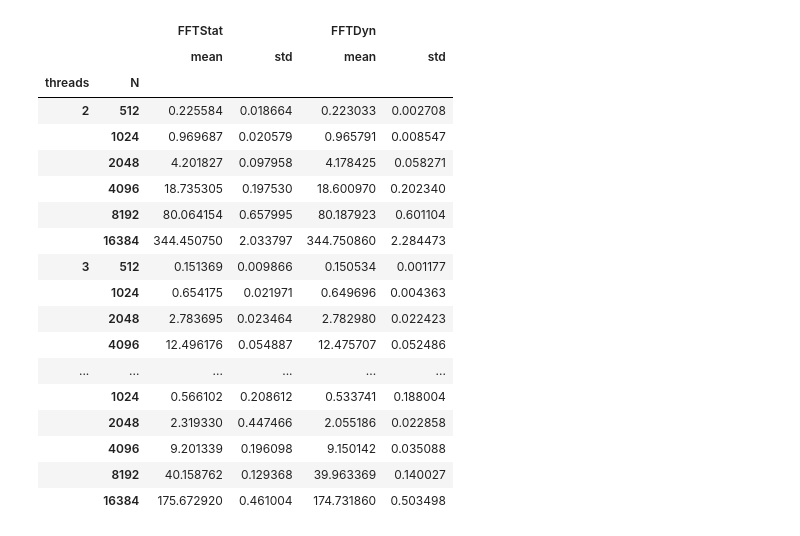
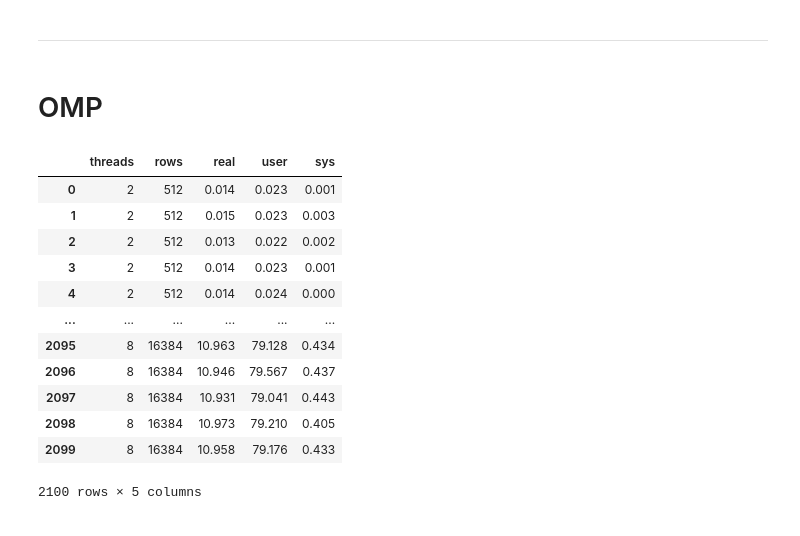
Before and after one commit to GioMai24/Speed-of-Light-FFT, a Jupyter notebook: visualization.ipynb, the cells around one changed output. Cells and saved outputs as stored; diff of their text form; code cells hidden in the pictures.

```diff
--- a/visualization.ipynb
+++ b/visualization.ipynb
@@ -8,22 +5,4 @@ statDyn = data.groupby(["threads", 'N'])[["FFTStat", "FFTDyn"]].agg(["mean", "st
-# %%
-statDyn
-# %% [output]
-|  |  | FFTStat |  | FFTDyn |  |
-|  |  | mean | std | mean | std |
-| threads | N |  |  |  |  |
-| 2 | 512 | 0.225584 | 0.018664 | 0.223033 | 0.002708 |
-|  | 1024 | 0.969687 | 0.020579 | 0.965791 | 0.008547 |
-|  | 2048 | 4.201827 | 0.097958 | 4.178425 | 0.058271 |
-|  | 4096 | 18.735305 | 0.197530 | 18.600970 | 0.202340 |
-|  | 8192 | 80.064154 | 0.657995 | 80.187923 | 0.601104 |
-|  | 16384 | 344.450750 | 2.033797 | 344.750860 | 2.284473 |
-| 3 | 512 | 0.151369 | 0.009866 | 0.150534 | 0.001177 |
-|  | 1024 | 0.654175 | 0.021971 | 0.649696 | 0.004363 |
-|  | 2048 | 2.783695 | 0.023464 | 2.782980 | 0.022423 |
-|  | 4096 | 12.496176 | 0.054887 | 12.475707 | 0.052486 |
-| ... | ... | ... | ... | ... | ... |
-|  | 1024 | 0.566102 | 0.208612 | 0.533741 | 0.188004 |
-|  | 2048 | 2.319330 | 0.447466 | 2.055186 | 0.022858 |
-|  | 4096 | 9.201339 | 0.196098 | 9.150142 | 0.035088 |
-|  | 8192 | 40.158762 | 0.129368 | 39.963369 | 0.140027 |
-|  | 16384 | 175.672920 | 0.461004 | 174.731860 | 0.503498 |
+# %% [markdown]
+---
+# %% [markdown]
+# OMP
@@ -29,0 +11,18 @@ statDyn
+# %%
+staticData = pd.read_csv(wdir/"staticTimes.csv", sep=' ', names=["threads", "rows", "real", "user", "sys"], header=None)
+dynamicData = pd.read_csv(wdir/"dynamicTimes.csv", sep=' ', names=["threads", "rows", "real", "user", "sys"], header=None)
+staticData
+# %% [output]
+|  | threads | rows | real | user | sys |
+| 0 | 2 | 512 | 0.014 | 0.023 | 0.001 |
+| 1 | 2 | 512 | 0.015 | 0.023 | 0.003 |
+| 2 | 2 | 512 | 0.013 | 0.022 | 0.002 |
+| 3 | 2 | 512 | 0.014 | 0.023 | 0.001 |
+| 4 | 2 | 512 | 0.014 | 0.024 | 0.000 |
+| ... | ... | ... | ... | ... | ... |
+| 2095 | 8 | 16384 | 10.963 | 79.128 | 0.434 |
+| 2096 | 8 | 16384 | 10.946 | 79.567 | 0.437 |
+| 2097 | 8 | 16384 | 10.931 | 79.041 | 0.443 |
+| 2098 | 8 | 16384 | 10.973 | 79.210 | 0.405 |
+| 2099 | 8 | 16384 | 10.958 | 79.176 | 0.433 |
+2100 rows × 5 columns
```
Also changed, not shown: parts of 22 cells of this notebook, 8 other files.
